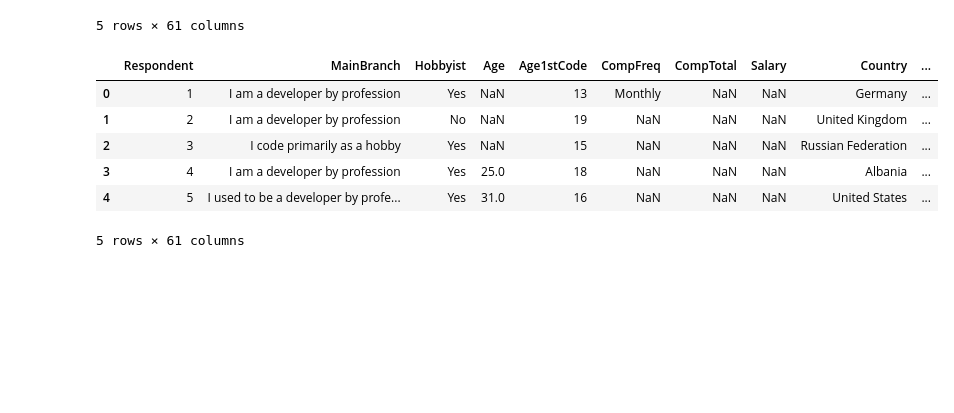
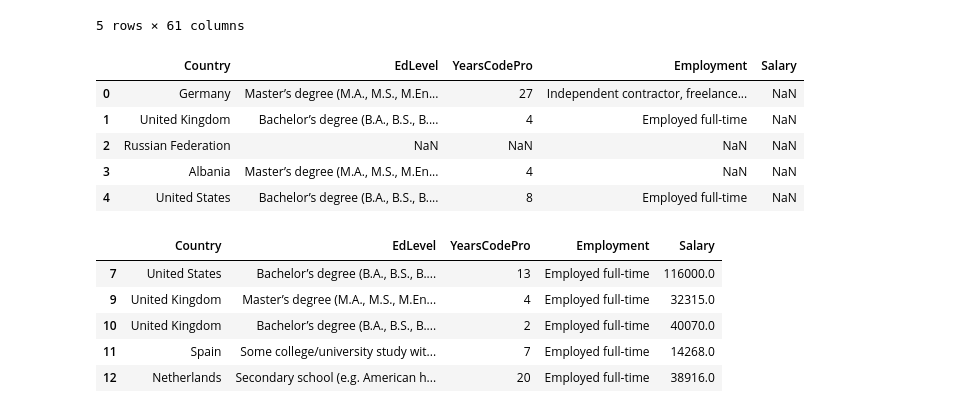
Before and after one commit to buriihenry/Salary-Prediction-for-Software-Engineers, a Jupyter notebook: Salary-Prediction.ipynb, the cells around one changed output. Saved outputs shown, nothing was run; the diff lists cells and outputs as text; code cells hidden in the pictures; blank space fills up the shorter version.

```diff
--- a/Salary-Prediction.ipynb
+++ b/Salary-Prediction.ipynb
@@ -16,14 +16,24 @@ df.head()
 | 4 | 5 | I used to be a developer by profe... | Yes | 31.0 | 16 | NaN | NaN | NaN | United States | ... |
 5 rows × 61 columns
 # %%
-df1 = df[["Country", "EdLevel", "YearsCodePro", "Employment", "ConvertedComp"]]
-df1 = df.rename({"ConvertedComp": "Salary"}, axis=1)
-df1.head()
+df = df[["Country", "EdLevel", "YearsCodePro", "Employment", "ConvertedComp"]]
+df = df.rename({"ConvertedComp": "Salary"}, axis=1)
+df.head()
 # %% [output]
-|  | Respondent | MainBranch | Hobbyist | Age | Age1stCode | CompFreq | CompTotal | Salary | Country | ... |
-| 0 | 1 | I am a developer by profession | Yes | NaN | 13 | Monthly | NaN | NaN | Germany | ... |
-| 1 | 2 | I am a developer by profession | No | NaN | 19 | NaN | NaN | NaN | United Kingdom | ... |
-| 2 | 3 | I code primarily as a hobby | Yes | NaN | 15 | NaN | NaN | NaN | Russian Federation | ... |
-| 3 | 4 | I am a developer by profession | Yes | 25.0 | 18 | NaN | NaN | NaN | Albania | ... |
-| 4 | 5 | I used to be a developer by profe... | Yes | 31.0 | 16 | NaN | NaN | NaN | United States | ... |
+|  | Country | EdLevel | YearsCodePro | Employment | Salary |
+| 0 | Germany | Master’s degree (M.A., M.S., M.En... | 27 | Independent contractor, freelance... | NaN |
+| 1 | United Kingdom | Bachelor’s degree (B.A., B.S., B.... | 4 | Employed full-time | NaN |
+| 2 | Russian Federation | NaN | NaN | NaN | NaN |
+| 3 | Albania | Master’s degree (M.A., M.S., M.En... | 4 | NaN | NaN |
+| 4 | United States | Bachelor’s degree (B.A., B.S., B.... | 8 | Employed full-time | NaN |
-5 rows × 61 columns
+# %%
+#Checking the non null values
+df = df[df["Salary"].notnull()]
+df.head()
+# %% [output]
+|  | Country | EdLevel | YearsCodePro | Employment | Salary |
+| 7 | United States | Bachelor’s degree (B.A., B.S., B.... | 13 | Employed full-time | 116000.0 |
+| 9 | United Kingdom | Master’s degree (M.A., M.S., M.En... | 4 | Employed full-time | 32315.0 |
+| 10 | United Kingdom | Bachelor’s degree (B.A., B.S., B.... | 2 | Employed full-time | 40070.0 |
+| 11 | Spain | Some college/university study wit... | 7 | Employed full-time | 14268.0 |
+| 12 | Netherlands | Secondary school (e.g. American h... | 20 | Employed full-time | 38916.0 |
```
Also changed, not shown: parts of 16 cells of this notebook.
